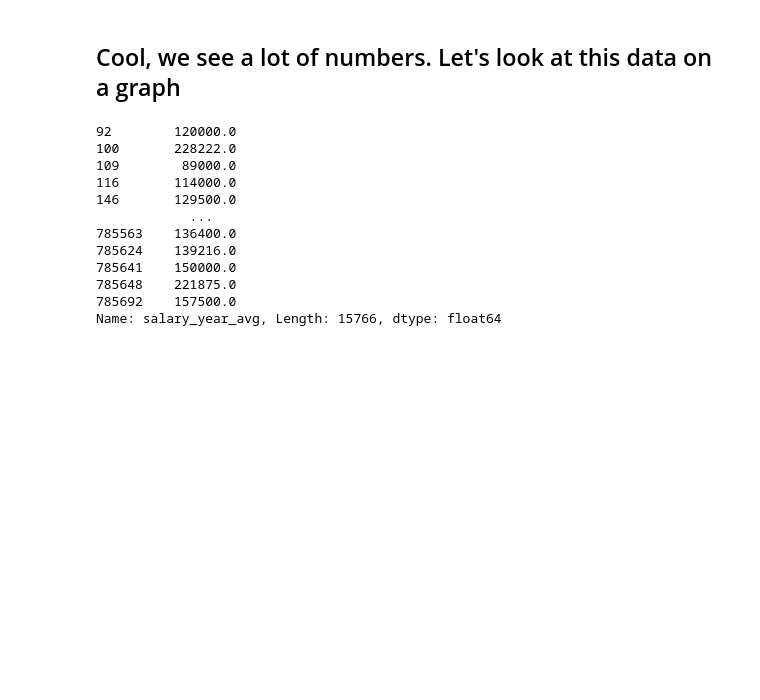
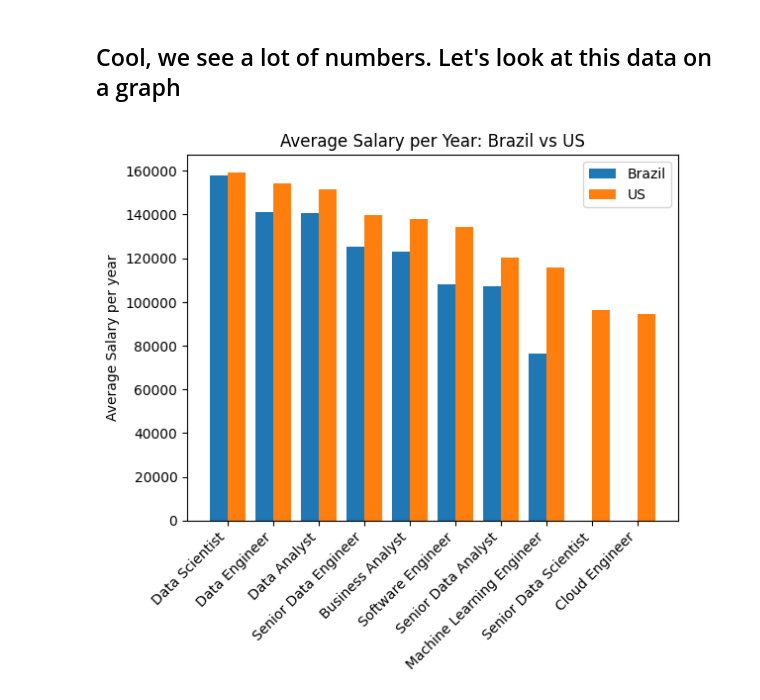
Before and after one commit to Barderus/py_review, a Jupyter notebook: Exercises/brazil_jobs_analysis.ipynb, the cells around one changed output. Saved outputs shown, nothing was run; the diff lists cells and outputs as text; code cells hidden in the pictures; blank space fills up the shorter version.

Commit message:
Added salary comparison between US and Brazil

```diff
--- a/Exercises/brazil_jobs_analysis.ipynb
+++ b/Exercises/brazil_jobs_analysis.ipynb
@@ -123,6 +123,9 @@ df_brazil
 
 ##  With that, we can see the average salary for each position per year in Brazil
 # %%
-salaries_per_title = df_brazil.groupby("job_title_short")["salary_year_avg"].mean()
-salaries_per_title.sort_values(ascending=False, inplace=True)
-salaries_per_title
+br_salaries_per_title = df_brazil.groupby("job_title_short")["salary_year_avg"].mean()
+br_salaries_per_title.sort_values(ascending=False, inplace=True)
+
+# Adding cloud engineer and business analyst so they can appear in the graph
+br_salaries_per_title["Cloud Engineer"] = 0
+br_salaries_per_title["Business Analyst"] = 0
@@ -141,9 +133,9 @@ Name: salary_year_avg, dtype: float64
 ## Let's compare to the same jobs in the US
 # %%
 df_us = df[df["job_country"] == "United States"]
-ussalaries_per_title = df_us.groupby("job_title_short")["salary_year_avg"].mean()
-ussalaries_per_title.sort_values(ascending=False, inplace=True)
-ussalaries_per_title
+us_salaries_per_title = df_us.groupby("job_title_short")["salary_year_avg"].mean()
+us_salaries_per_title.sort_values(ascending=False, inplace=True)
+us_salaries_per_title
 # %% [output]
 job_title_short
 Senior Data Scientist        159330.432029
@@ -160,19 +152,19 @@ Name: salary_year_avg, dtype: float64
 # %% [markdown]
 ## Cool, we see a lot of numbers. Let's look at this data on a graph
 # %%
-job_titles = df["job_title_short"].unique()     # np array
-brazil_avg_salaries = df_brazil["salary_year_avg"] # Data type = series
-us_avg_salaries = df_us["salary_year_avg"]
+job_titles = df["job_title_short"].unique()    # job_titles
+br_salaries = br_salaries_per_title.values     # br_salaries
+us_salaries = us_salaries_per_title.values  # us_salaries
+
+x_axis = np.arange(len(job_titles)) # length of job_titles
+
+plt.bar(x_axis - 0.2, br_salaries, 0.4, label = 'Brazil')
+plt.bar(x_axis + 0.2, us_salaries, 0.4, label = 'US')
+
+plt.xticks(x_axis, job_titles, rotation=45, ha='right')
+plt.ylabel("Average Salary per year")
+plt.title("Average Salary per Year: Brazil vs US")
+plt.legend()
+plt.show()
 # %% [output]
-92        120000.0
-100       228222.0
-109        89000.0
-116       114000.0
-146       129500.0
-            ...
-785563    136400.0
-785624    139216.0
-785641    150000.0
-785648    221875.0
-785692    157500.0
-Name: salary_year_avg, Length: 15766, dtype: float64
+[figure, added]
```
Also changed, not shown: parts of 8 cells of this notebook.
